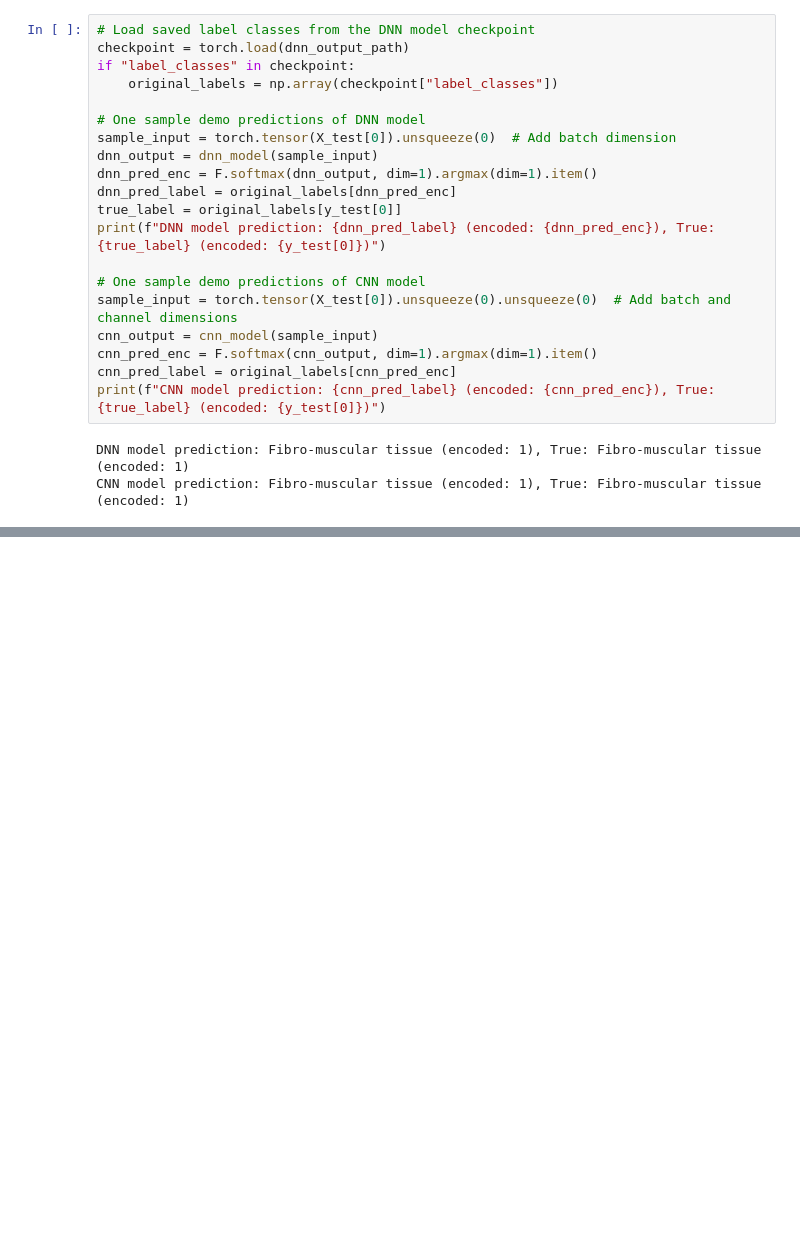
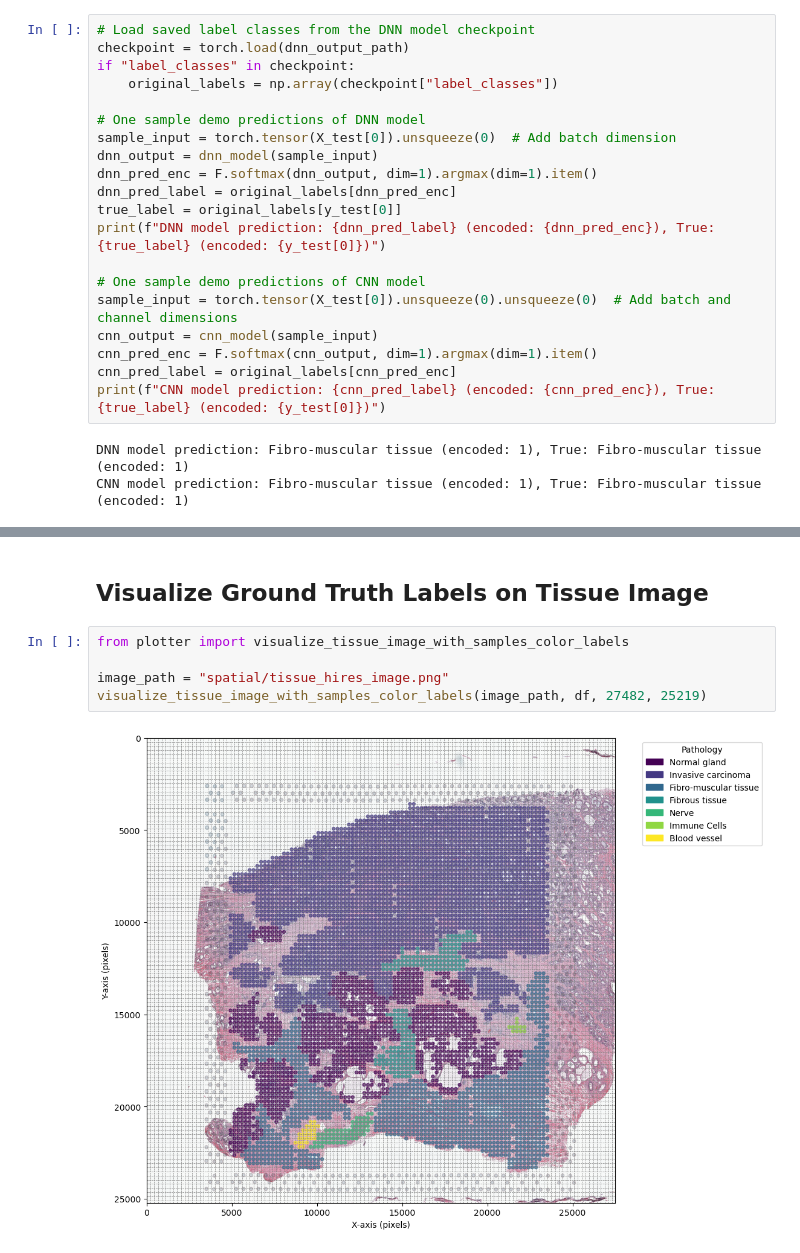
Before and after one commit to PosonKur/bioInfoLab, a Jupyter notebook: main/train_models.ipynb, the cells around one changed output, grey strips where cells are left out. Saved outputs shown, nothing was run; the diff lists cells and outputs as text; blank space fills up the shorter version.

```diff
--- a/main/train_models.ipynb
+++ b/main/train_models.ipynb
@@ -114,0 +131,9 @@ CNN model prediction: Fibro-muscular tissue (encoded: 1), True: Fibro-muscular t
+# %% [markdown]
+## Visualize Ground Truth Labels on Tissue Image
+# %%
+from plotter import visualize_tissue_image_with_samples_color_labels
+
+image_path = "spatial/tissue_hires_image.png"
+visualize_tissue_image_with_samples_color_labels(image_path, df, 27482, 25219)
+# %% [output]
+[figure, added]
```
Also changed, not shown: parts of 7 cells of this notebook, 1 other file.
